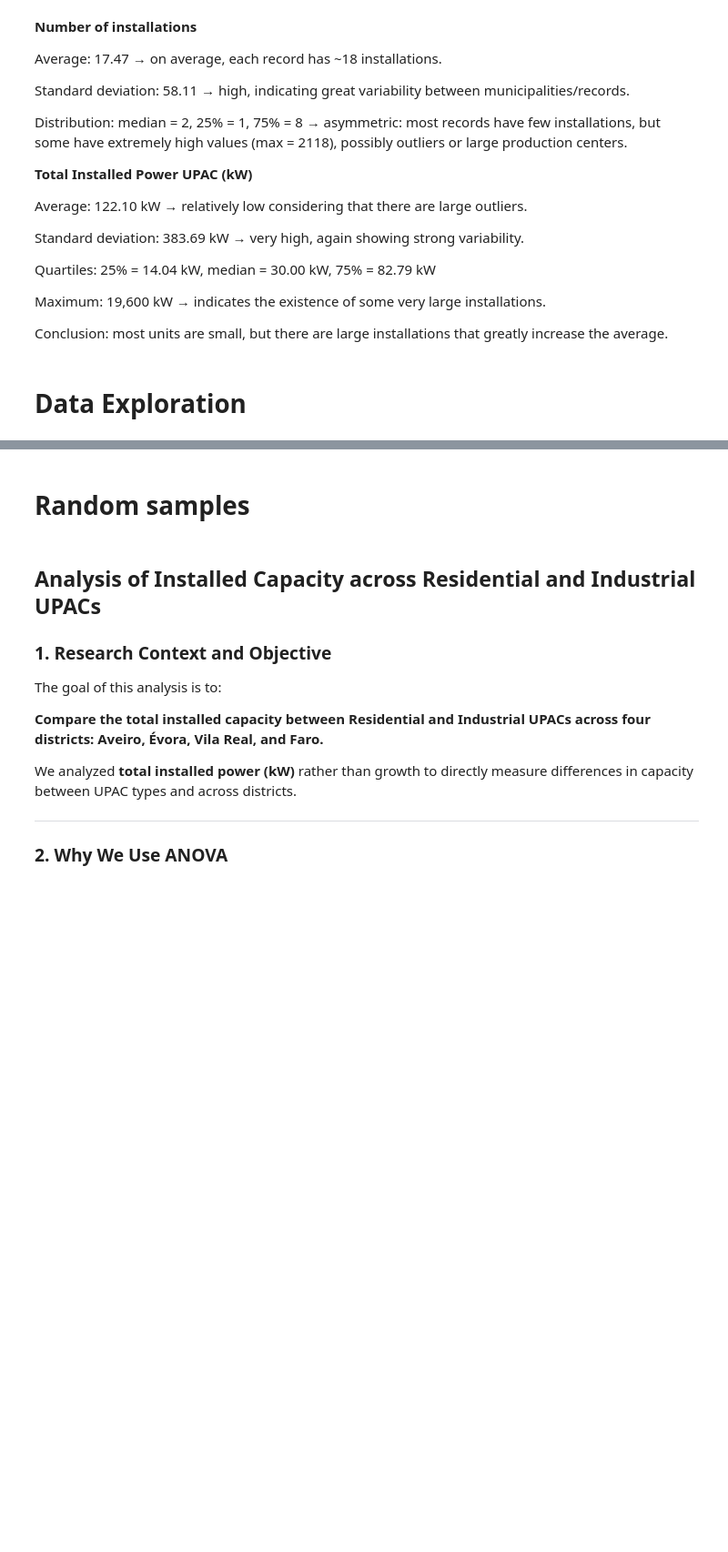
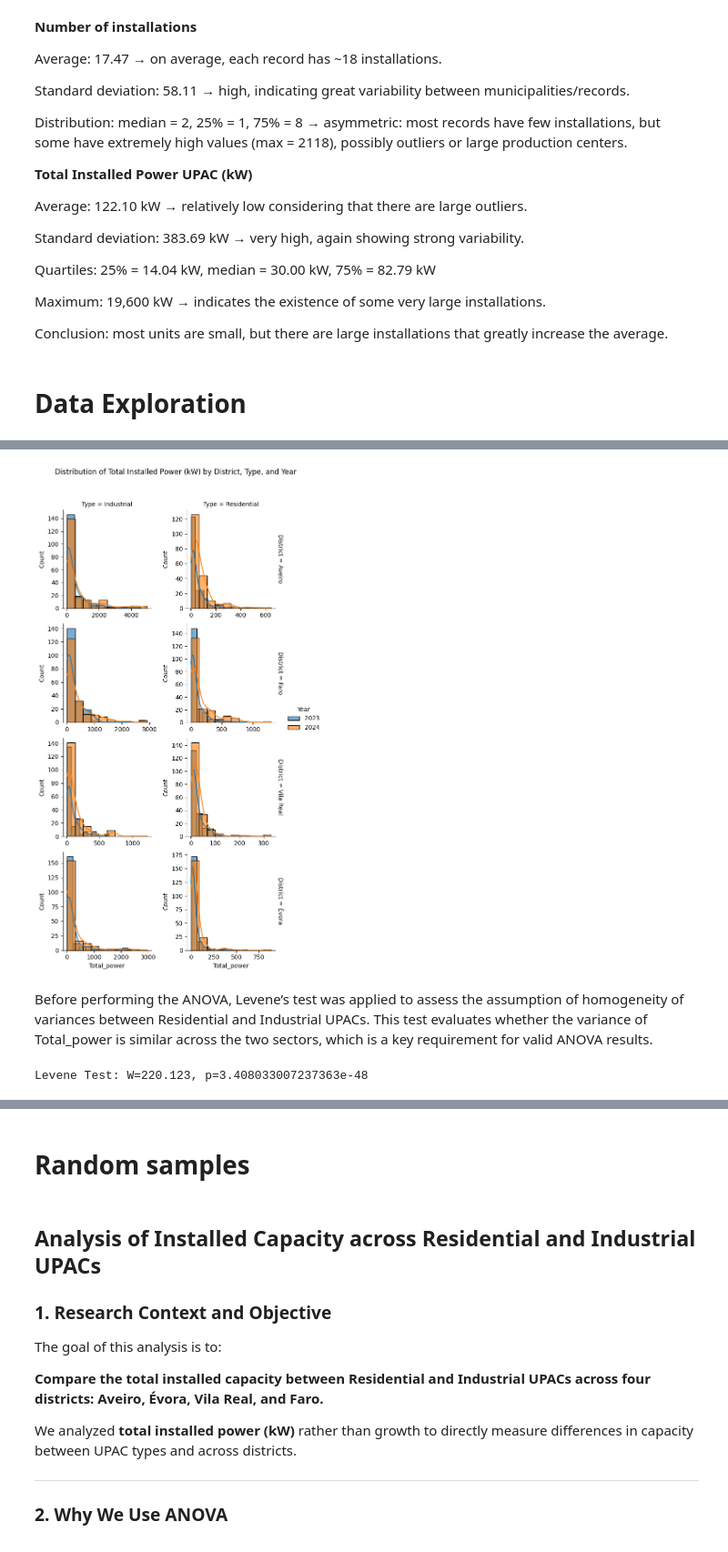
Before and after one commit to Mariana-rc01/WattWise, a Jupyter notebook: Notebooks/ReportRQ2.ipynb, the cells around one changed output, grey strips where cells are left out. Shown: that part at 91% size. Cells and saved outputs as stored; diff of their text form; code cells hidden in the pictures; blank space fills up the shorter version.

```diff
--- a/Notebooks/ReportRQ2.ipynb
+++ b/Notebooks/ReportRQ2.ipynb
@@ -620,0 +529,17 @@ The `ci` parameter is deprecated. Use `errorbar='sd'` for the same effect.
+# %%
+# --- Filter districts ---
+districts = ['Aveiro','Évora','Vila Real','Faro']
+df_sample = df[df['District'].isin(districts)].copy()
+
+# --- Map Voltage to Type ---
+df_sample['Type'] = df_sample['Voltage level'].map({
+    'AT':'Industrial',
+    'MT':'Industrial',
+    'BTN':'Residential',
+    'BTE':'Residential'
+})
+df_sample = df_sample[df_sample['Type'].isin(['Residential','Industrial'])]
+
+# --- Extract Year and Quarter ---
+df_sample['Year'] = df_sample['Quarter'].str[:4].astype(int)
+df_sample['Quarter_num'] = df_sample['Quarter'].str[5:]  # e.g., Q1, Q2
@@ -620,0 +548,15 @@ The `ci` parameter is deprecated. Use `errorbar='sd'` for the same effect.
+# %%
+# --- Estratified sample (same size per group, <=10% da população) ---
+group_sizes = df_sample.groupby(['District','Type','Year']).size()
+sample_size = min(int(len(df_sample)*0.1), group_sizes.min())
+
+df_sample = (
+    df_sample
+    .groupby(['District','Type','Year'], group_keys=False)
+    .apply(lambda x: x.sample(n=sample_size, random_state=27))
+)
+
+# --- Print the size of each group ---
+group_counts = df_sample.groupby(['District','Type','Year']).size()
+print("Size of each group after stratified sampling:\n")
+print(group_counts)
@@ -620,0 +584,27 @@ The `ci` parameter is deprecated. Use `errorbar='sd'` for the same effect.
+# %%
+# --- Histogram of Total_power by District, Type, and Year ---
+g = sns.FacetGrid(df_sample, row='District', col='Type', hue='Year', margin_titles=True, sharex=False, sharey=False)
+g.map(sns.histplot, 'Total_power', bins=10, kde=True, alpha=0.6)
+g.add_legend()
+plt.subplots_adjust(top=0.9)
+g.fig.suptitle("Distribution of Total Installed Power (kW) by District, Type, and Year")
+plt.show()
+# %% [output]
+[figure, added]
+# %% [markdown]
+Before performing the ANOVA, Levene’s test was applied to assess the assumption of homogeneity of variances between Residential and Industrial UPACs. This test evaluates whether the variance of Total_power is similar across the two sectors, which is a key requirement for valid ANOVA results.
+# %%
+# --- Sort data ---
+df_sample.sort_values(['District','Type','Municipality','Quarter'], inplace=True)
+
+# --- Rename column for convenience ---
+df_sample = df_sample.rename(columns={"Total installed power (kW)": "Total_power"})
+
+# --- Levene Test for equal variances ---
+stat_levene, p_levene = levene(
+    df_sample[df_sample['Type']=='Residential']['Total_power'],
+    df_sample[df_sample['Type']=='Industrial']['Total_power']
+)
+print(f"\nLevene Test: W={stat_levene:.3f}, p={p_levene:}")
+# %% [output]
+Levene Test: W=220.123, p=3.408033007237363e-48
```
Also changed, not shown: parts of 32 cells of this notebook.
